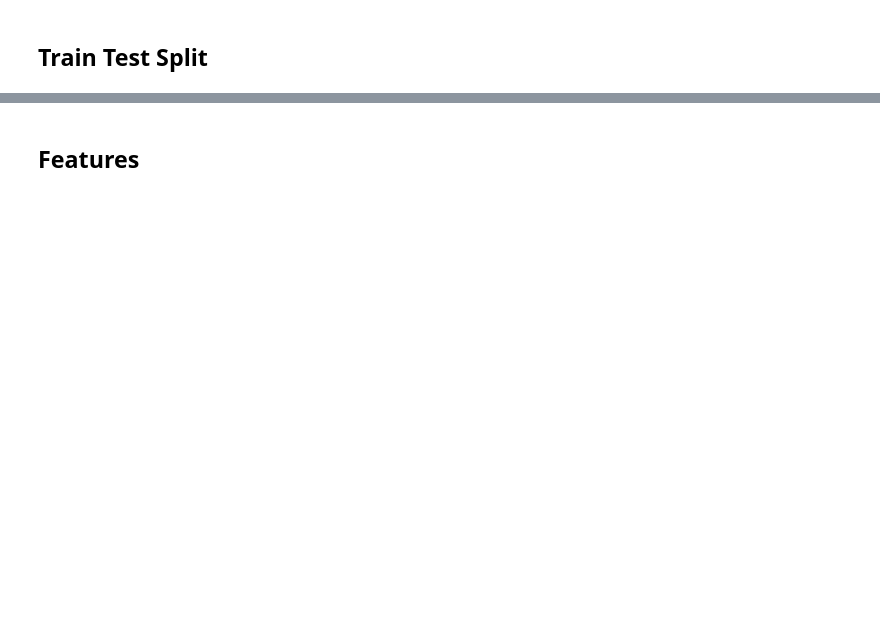
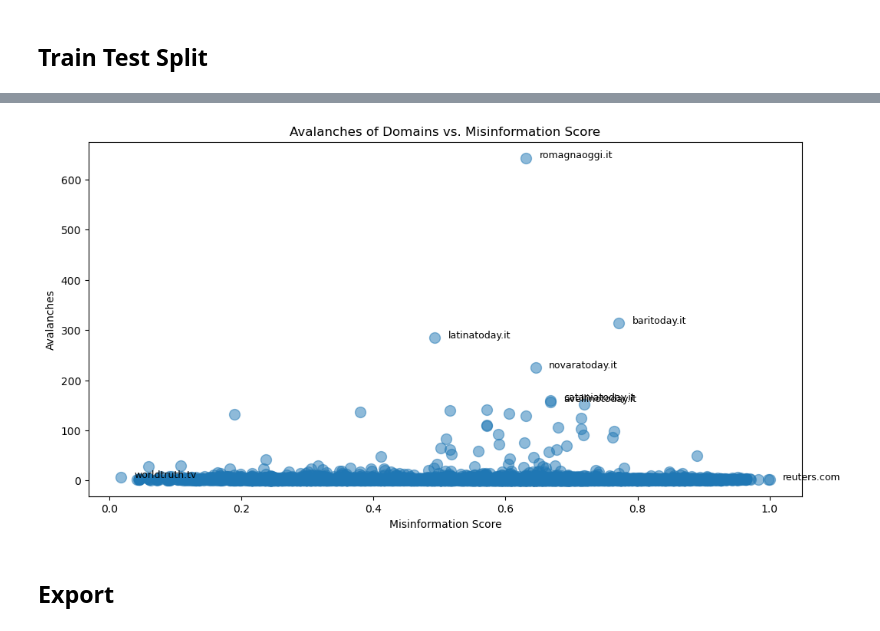
Before and after one commit to Raphaaella/MA_Thesis, a Jupyter notebook: 01_code/train_test_split.ipynb, the cells around one changed output, grey strips where cells are left out. Cells and saved outputs as stored; diff of their text form; code cells hidden in the pictures; blank space fills up the shorter version.

```diff
--- a/01_code/train_test_split.ipynb
+++ b/01_code/train_test_split.ipynb
@@ -53,0 +56,2 @@ grouped_domains = grouped_domains.to(device)
+# %%
+chat_url_shares = load_npz('../02_data/chat_url_shares.npz')
@@ -83,0 +199,17 @@ chat_url_matrix = csr_matrix(
+# %%
+train_domains_set = set(train_domains)
+# %%
+# Create edge list from filtered_chat_url_shares with domain indices
+rows, cols = chat_url_shares.tocsr().nonzero()
+edges = []
+
+for row, col in tqdm(zip(rows, cols), total=len(rows), desc="Processing chat-url pairs"):
+    url = article_url_map.get(col, None)  # Get URL safely
+    if url is not None:
+        domain = url_to_domain.get(url, None)  # Map URL to domain
+        if isinstance(domain, pd.Series):
+            domain = domain.iloc[0]
+        if domain in train_domains_set:  # Only include training domains
+            domain_index = domain_to_index_map.get(domain)  # Get index
+            if domain_index is not None:
+                edges.append((row, domain_index))  # Add valid edge
@@ -84,2 +258,44 @@ chat_url_matrix = csr_matrix(
+# %%
+import matplotlib.pyplot as plt
+import numpy as np
+
+# Sample data
+# train_sample = train_data.sample(n=100, random_state=42)
+
+# Define outlier thresholds for avalanches
+pc1_threshold_high = train_data['pc1'].quantile(0.9999)
+pc1_threshold_low = train_data['pc1'].quantile(0.0001)
+avalanches_threshold_high = train_data['avalanches'].quantile(0.999)
+avalanches_threshold_low = train_data['avalanches'].quantile(0.001)
+
+# Scatter plot
+plt.figure(figsize=(12, 6))
+sc = plt.scatter(
+    train_data['pc1'],
+    train_data['avalanches'],
+    alpha=0.5,
+    #c=train_sample['avalanches'],
+    #cmap='BuGn',
+    s=100
+)
+
+# Add color bar
+#plt.colorbar(sc, label='Avalanches')
+
+# Labeling
+plt.xlabel('Misinformation Score')
+plt.ylabel('Avalanches')
+plt.title('Avalanches of Domains vs. Misinformation Score')
+
+# Add labels for outliers
+for pc1, avalanches, domain in zip(train_data['pc1'], train_data['avalanches'], train_data['domain']):
+    if pc1 > pc1_threshold_high or pc1 < pc1_threshold_low or avalanches > avalanches_threshold_high or avalanches < avalanches_threshold_low:
+        plt.text(pc1 + 0.02, avalanches, domain, fontsize=9)
+
+# Save the figure
+plt.savefig('../03_plots/sample_scatter_outliers_pc1_avalanches.png')
+plt.show()
+# %% [output]
+[figure, added]
 # %% [markdown]
-## Features
+## Export
```
Also changed, not shown: parts of 39 cells of this notebook, 47 other files.
